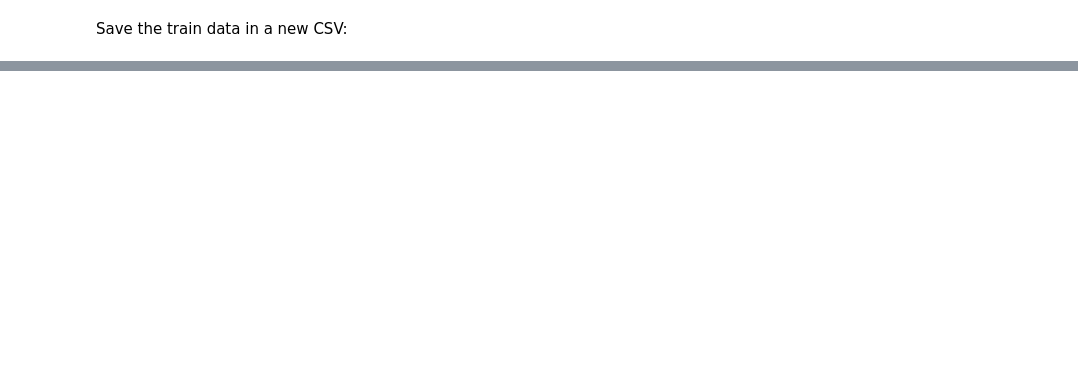
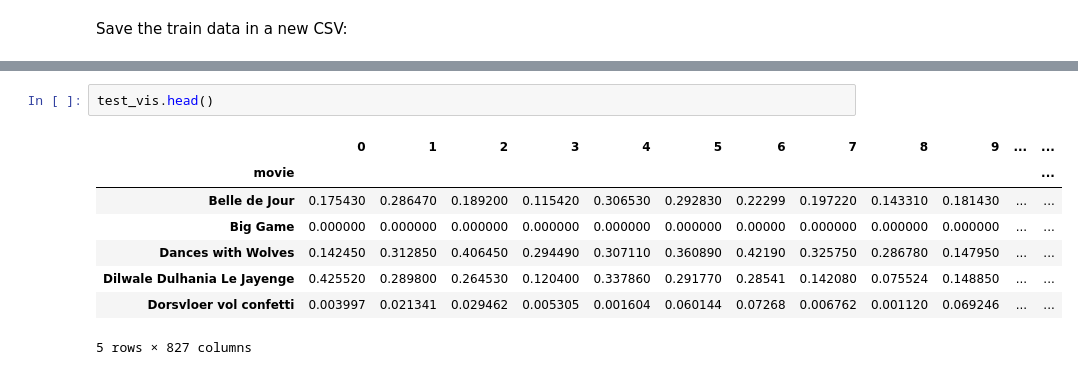
Before and after one commit to mrpip/ExperimentDesign_ex2_CoE, a Jupyter notebook: Visuals.ipynb, the cells around one changed output, grey strips where cells are left out. Cells and saved outputs as stored; diff of their text form; blank space fills up the shorter version.

```diff
--- a/Visuals.ipynb
+++ b/Visuals.ipynb
@@ -1152,0 +1188,11 @@ test.to_csv(os.path.join(OUT_PATH, "visual_test_max.csv"), index=True)
+# %%
+test_vis.head()
+# %% [output]
+|  | 0 | 1 | 2 | 3 | 4 | 5 | 6 | 7 | 8 | 9 | ... | ... |
+| movie |  |  |  |  |  |  |  |  |  |  |  | ... |
+| Belle de Jour | 0.175430 | 0.286470 | 0.189200 | 0.115420 | 0.306530 | 0.292830 | 0.22299 | 0.197220 | 0.143310 | 0.181430 | ... | ... |
+| Big Game | 0.000000 | 0.000000 | 0.000000 | 0.000000 | 0.000000 | 0.000000 | 0.00000 | 0.000000 | 0.000000 | 0.000000 | ... | ... |
+| Dances with Wolves | 0.142450 | 0.312850 | 0.406450 | 0.294490 | 0.307110 | 0.360890 | 0.42190 | 0.325750 | 0.286780 | 0.147950 | ... | ... |
+| Dilwale Dulhania Le Jayenge | 0.425520 | 0.289800 | 0.264530 | 0.120400 | 0.337860 | 0.291770 | 0.28541 | 0.142080 | 0.075524 | 0.148850 | ... | ... |
+| Dorsvloer vol confetti | 0.003997 | 0.021341 | 0.029462 | 0.005305 | 0.001604 | 0.060144 | 0.07268 | 0.006762 | 0.001120 | 0.069246 | ... | ... |
+5 rows × 827 columns
```
Also changed, not shown: parts of 12 cells of this notebook, 9 other files.
